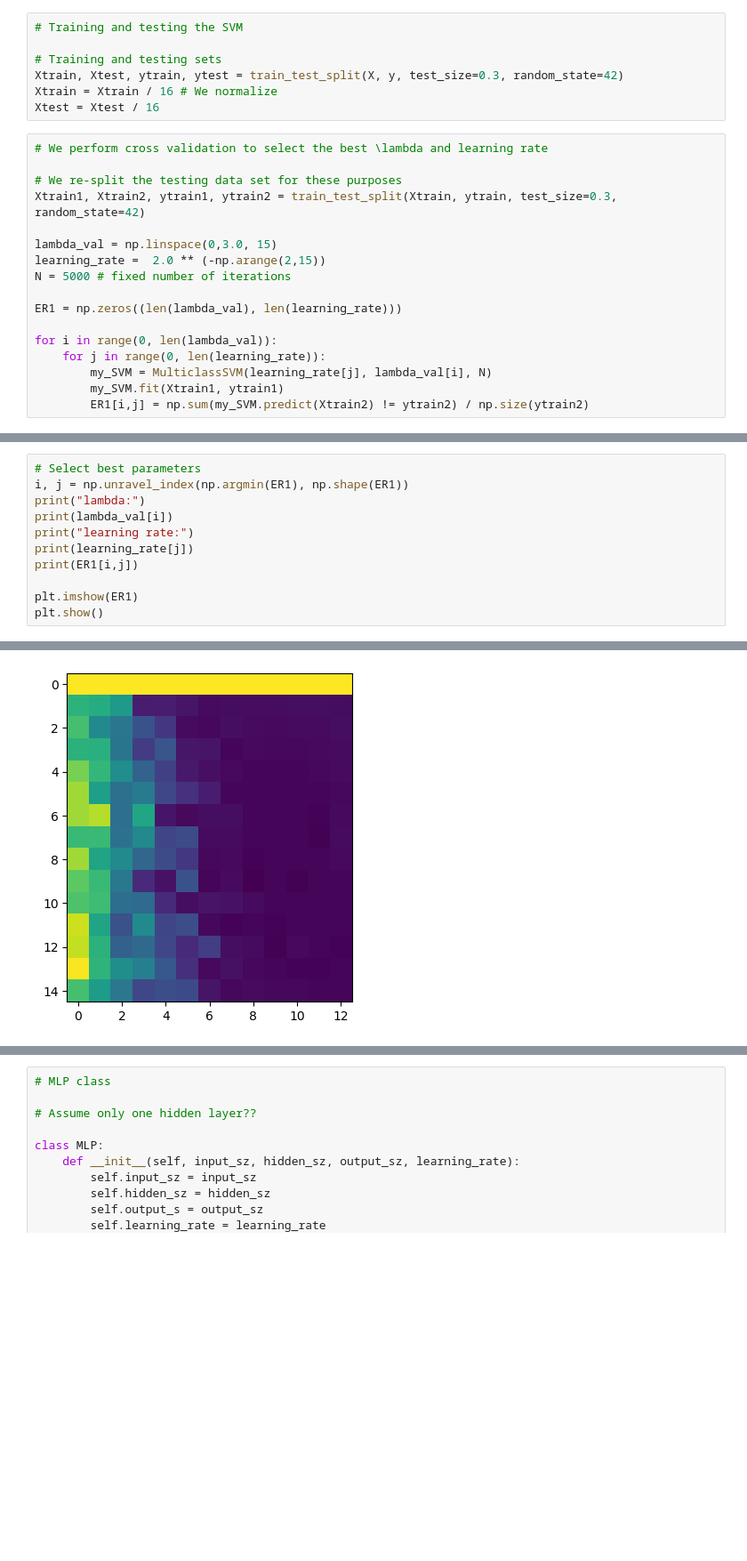
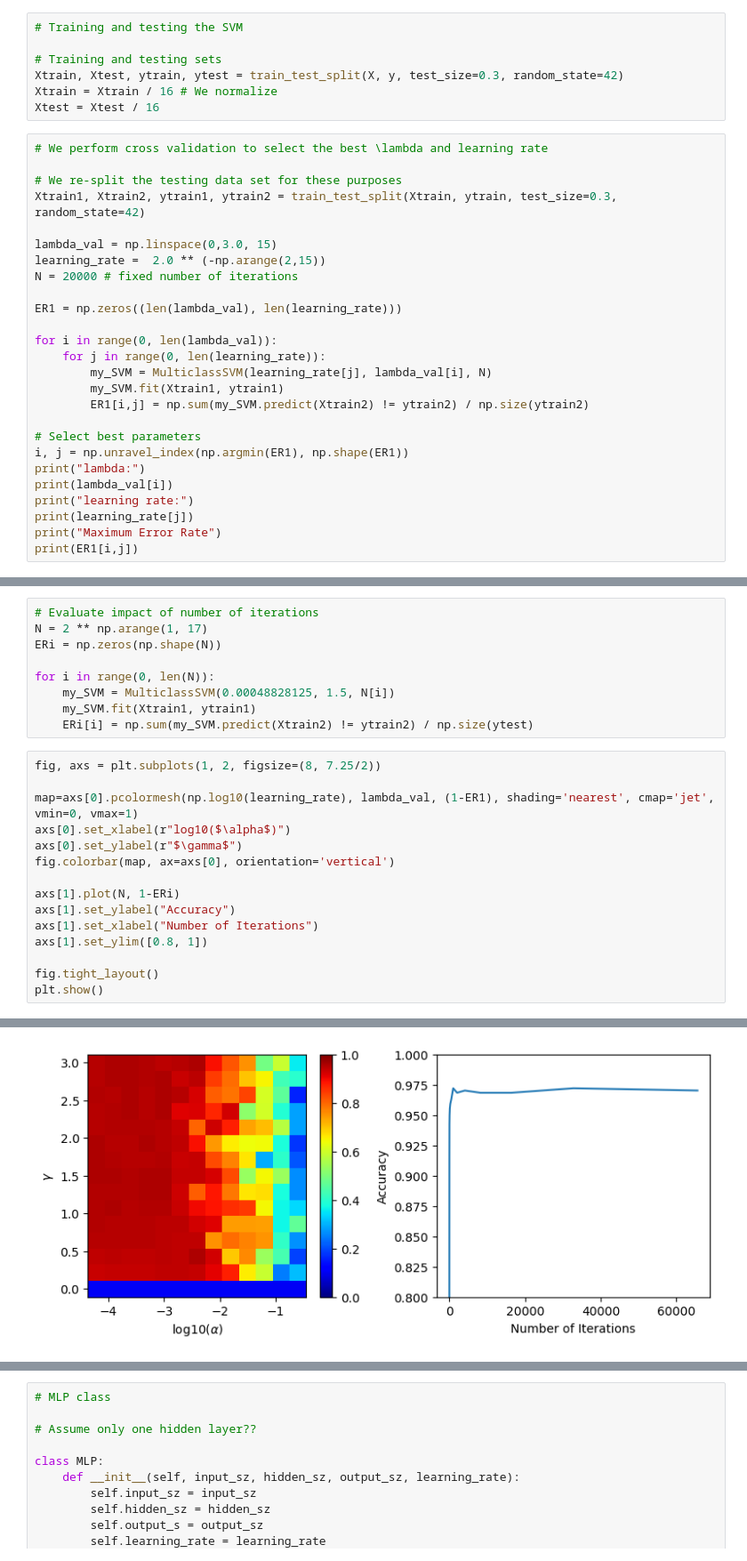
Before and after one commit to MathiasD-P/ECSE_551_A1, a Jupyter notebook: classification.ipynb, the cells around one changed output, grey strips where cells are left out. Shown at 89% size. Saved outputs shown, nothing was run; the diff lists cells and outputs as text; blank space fills up the shorter version.

```diff
--- a/classification.ipynb
+++ b/classification.ipynb
@@ -145,7 +153,7 @@ Xtrain1, Xtrain2, ytrain1, ytrain2 = train_test_split(Xtrain, ytrain, test_size=
 
 lambda_val = np.linspace(0,3.0, 15)
 learning_rate =  2.0 ** (-np.arange(2,15))
-N = 5000 # fixed number of iterations
+N = 20000 # fixed number of iterations
 
 ER1 = np.zeros((len(lambda_val), len(learning_rate)))
 
@@ -154,3 +162,12 @@ for i in range(0, len(lambda_val)):
         my_SVM = MulticlassSVM(learning_rate[j], lambda_val[i], N)
         my_SVM.fit(Xtrain1, ytrain1)
         ER1[i,j] = np.sum(my_SVM.predict(Xtrain2) != ytrain2) / np.size(ytrain2)
+
+# Select best parameters
+i, j = np.unravel_index(np.argmin(ER1), np.shape(ER1))
+print("lambda:")
+print(lambda_val[i])
+print("learning rate:")
+print(learning_rate[j])
+print("Maximum Error Rate")
+print(ER1[i,j])
@@ -157,12 +180,25 @@ for i in range(0, len(lambda_val)):
+# %%
+# Evaluate impact of number of iterations
+N = 2 ** np.arange(1, 17)
+ERi = np.zeros(np.shape(N))
+
+for i in range(0, len(N)):
+    my_SVM = MulticlassSVM(0.00048828125, 1.5, N[i])
+    my_SVM.fit(Xtrain1, ytrain1)
+    ERi[i] = np.sum(my_SVM.predict(Xtrain2) != ytrain2) / np.size(ytest)
 # %%
-# Select best parameters
-i, j = np.unravel_index(np.argmin(ER1), np.shape(ER1))
-print("lambda:")
-print(lambda_val[i])
-print("learning rate:")
-print(learning_rate[j])
-print(ER1[i,j])
+fig, axs = plt.subplots(1, 2, figsize=(8, 7.25/2))
 
-plt.imshow(ER1)
+map=axs[0].pcolormesh(np.log10(learning_rate), lambda_val, (1-ER1), shading='nearest', cmap='jet', vmin=0, vmax=1)
+axs[0].set_xlabel(r"log10($\alpha$)")
+axs[0].set_ylabel(r"$\gamma$")
+fig.colorbar(map, ax=axs[0], orientation='vertical')
+
+axs[1].plot(N, 1-ERi)
+axs[1].set_ylabel("Accuracy")
+axs[1].set_xlabel("Number of Iterations")
+axs[1].set_ylim([0.8, 1])
+
+fig.tight_layout()
 plt.show()
 # %% [output]
@@ -174,3 +205,3 @@ learning rate:
-[figure, old version]
+[figure, new version]
 # %%
 # Final training
```
Also changed, not shown: parts of 13 cells of this notebook, 1 other file.
